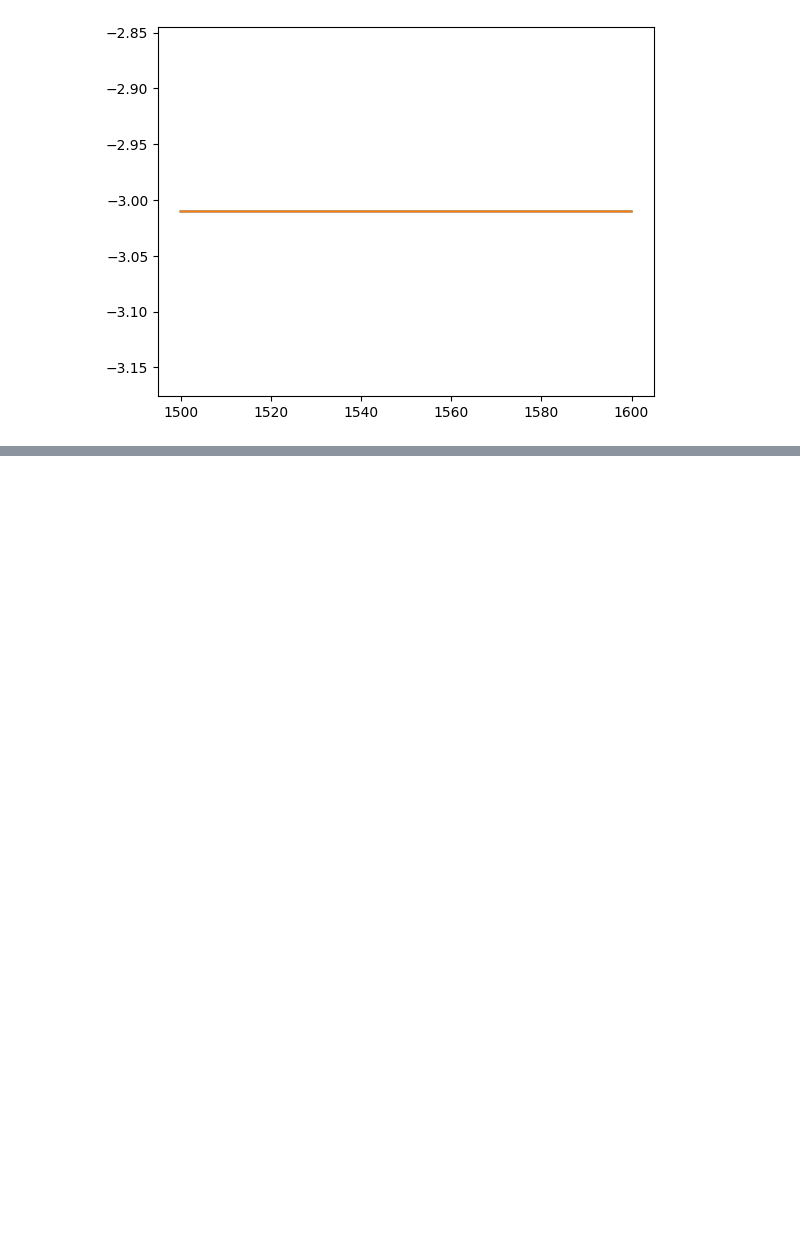
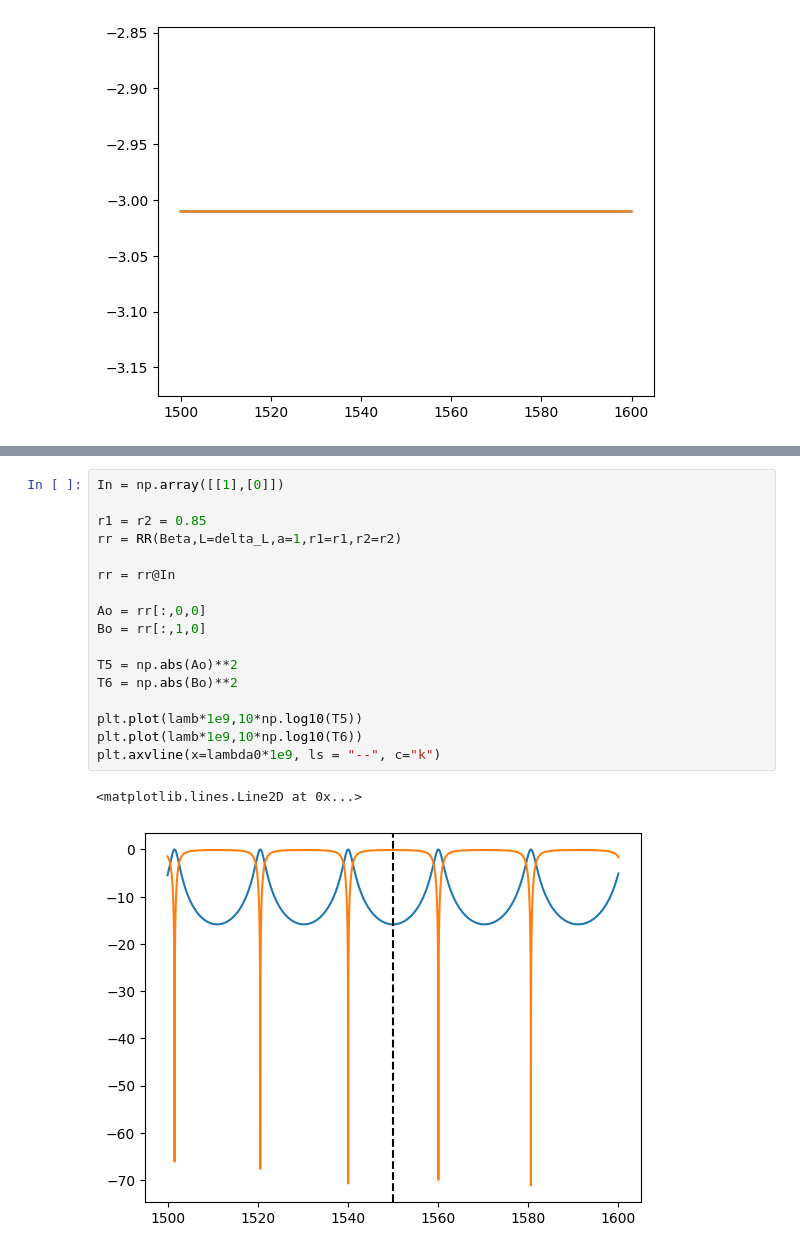
Before and after one commit to EriCand-Ss/TCC, a Jupyter notebook: Paper algorithm/calculation.ipynb, the cells around one changed output, grey strips where cells are left out. Drawn from its saved outputs; the diff is of its cells as text; blank space fills up the shorter version.

```diff
--- a/Paper algorithm/calculation.ipynb
+++ b/Paper algorithm/calculation.ipynb
@@ -719 +839,21 @@ plt.axvline(x=lambda0*1e9, ls = "--", c="k")
+# %%
+In = np.array([[1],[0]])
+
+r1 = r2 = 0.85
+rr = RR(Beta,L=delta_L,a=1,r1=r1,r2=r2)
+
+rr = rr@In
+
+Ao = rr[:,0,0]
+Bo = rr[:,1,0]
+
+T5 = np.abs(Ao)**2
+T6 = np.abs(Bo)**2
+
+plt.plot(lamb*1e9,10*np.log10(T5))
+plt.plot(lamb*1e9,10*np.log10(T6))
+plt.axvline(x=lambda0*1e9, ls = "--", c="k")
+# %% [output]
+<matplotlib.lines.Line2D at 0x...>
+[figure, added]
 # %%
```
Also changed, not shown: parts of 17 cells of this notebook.
